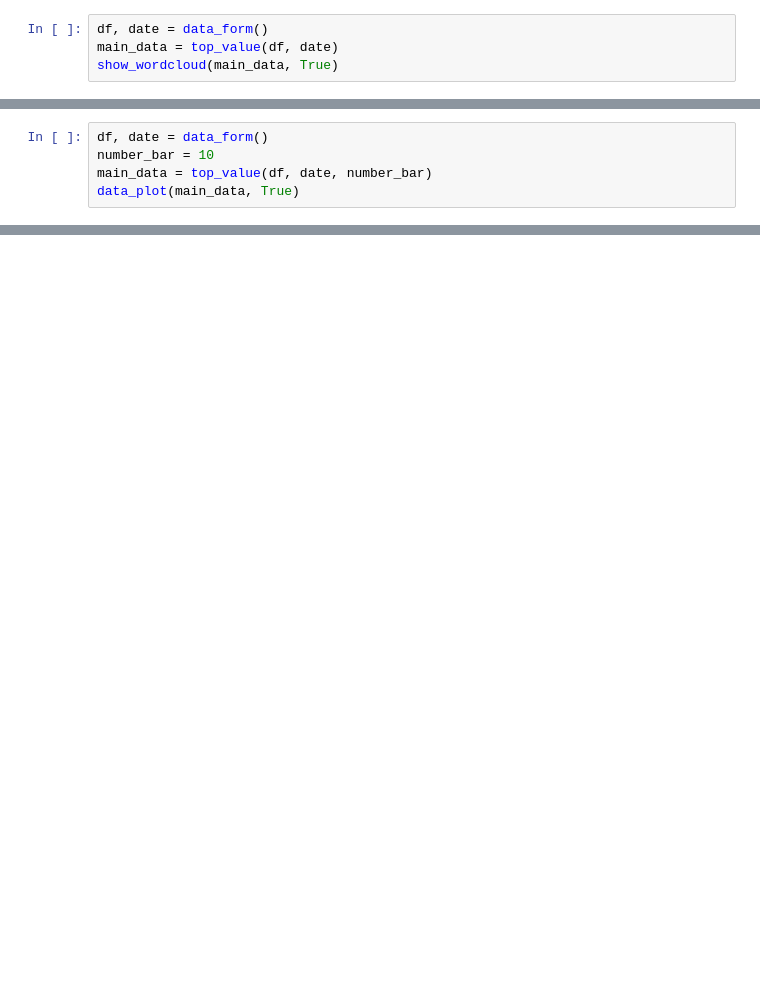
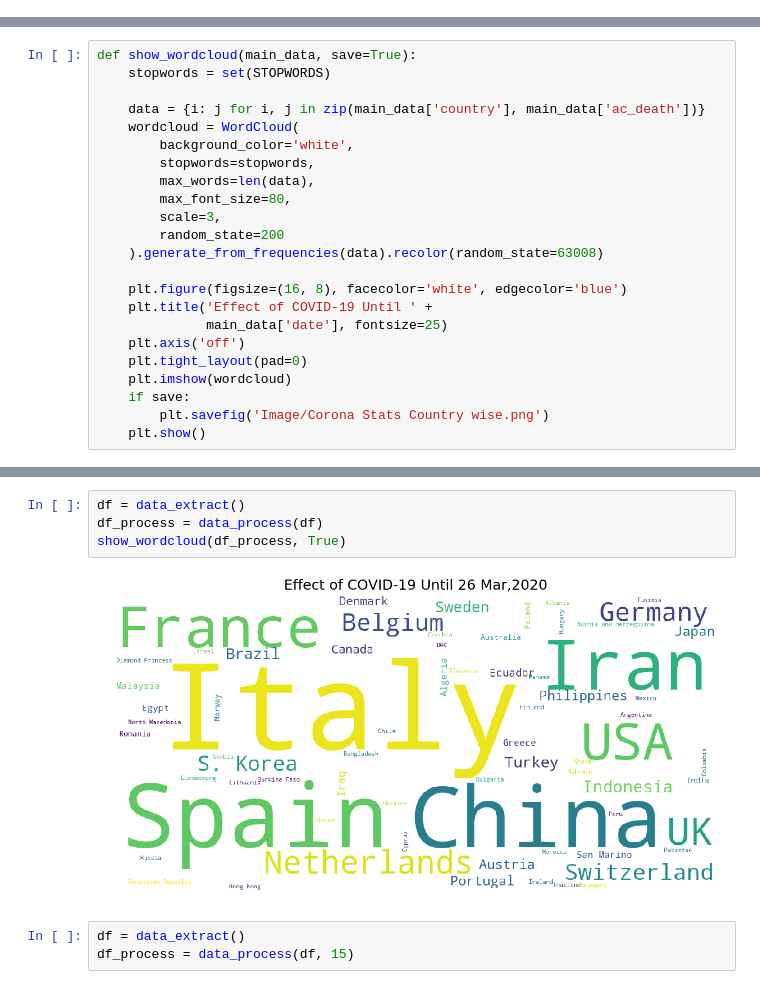
Before and after one commit to Mazhar004/python-data-visualization, a Jupyter notebook: Corona Affected Country/Corona statistics.ipynb, the cells around one changed output, grey strips where cells are left out. Cells and saved outputs as stored; diff of their text form; blank space fills up the shorter version.

Commit message:
Fully update Corona stat file

```diff
--- a/Corona Affected Country/Corona statistics.ipynb
+++ b/Corona Affected Country/Corona statistics.ipynb
@@ -110,4 +13,0 @@ def show_wordcloud(main_data, save=False):
-# %%
-df, date = data_form()
-main_data = top_value(df, date)
-show_wordcloud(main_data, True)
@@ -116,5 +13,0 @@ show_wordcloud(main_data, True)
-# %%
-df, date = data_form()
-number_bar = 10
-main_data = top_value(df, date, number_bar)
-data_plot(main_data, True)
@@ -122,0 +116,23 @@ data_plot(main_data, True)
+# %%
+def show_wordcloud(main_data, save=True):
+    stopwords = set(STOPWORDS)
+
+    data = {i: j for i, j in zip(main_data['country'], main_data['ac_death'])}
+    wordcloud = WordCloud(
+        background_color='white',
+        stopwords=stopwords,
+        max_words=len(data),
+        max_font_size=80,
+        scale=3,
+        random_state=200
+    ).generate_from_frequencies(data).recolor(random_state=63008)
+
+    plt.figure(figsize=(16, 8), facecolor='white', edgecolor='blue')
+    plt.title('Effect of COVID-19 Until ' +
+              main_data['date'], fontsize=25)
+    plt.axis('off')
+    plt.tight_layout(pad=0)
+    plt.imshow(wordcloud)
+    if save:
+        plt.savefig('Image/Corona Stats Country wise.png')
+    plt.show()
@@ -122,0 +172,9 @@ data_plot(main_data, True)
+# %%
+df = data_extract()
+df_process = data_process(df)
+show_wordcloud(df_process, True)
+# %% [output]
+[figure, added]
+# %%
+df = data_extract()
+df_process = data_process(df, 15)
```
Also changed, not shown: parts of 18 cells of this notebook, 8 other files.
